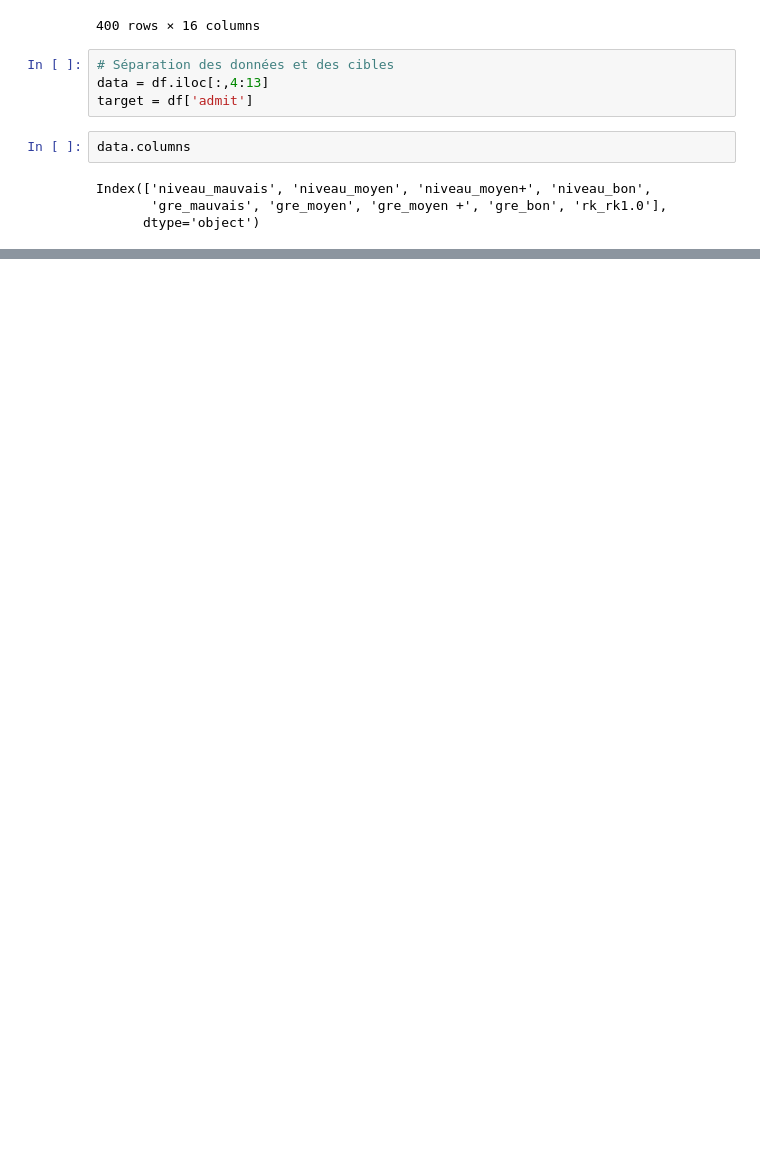
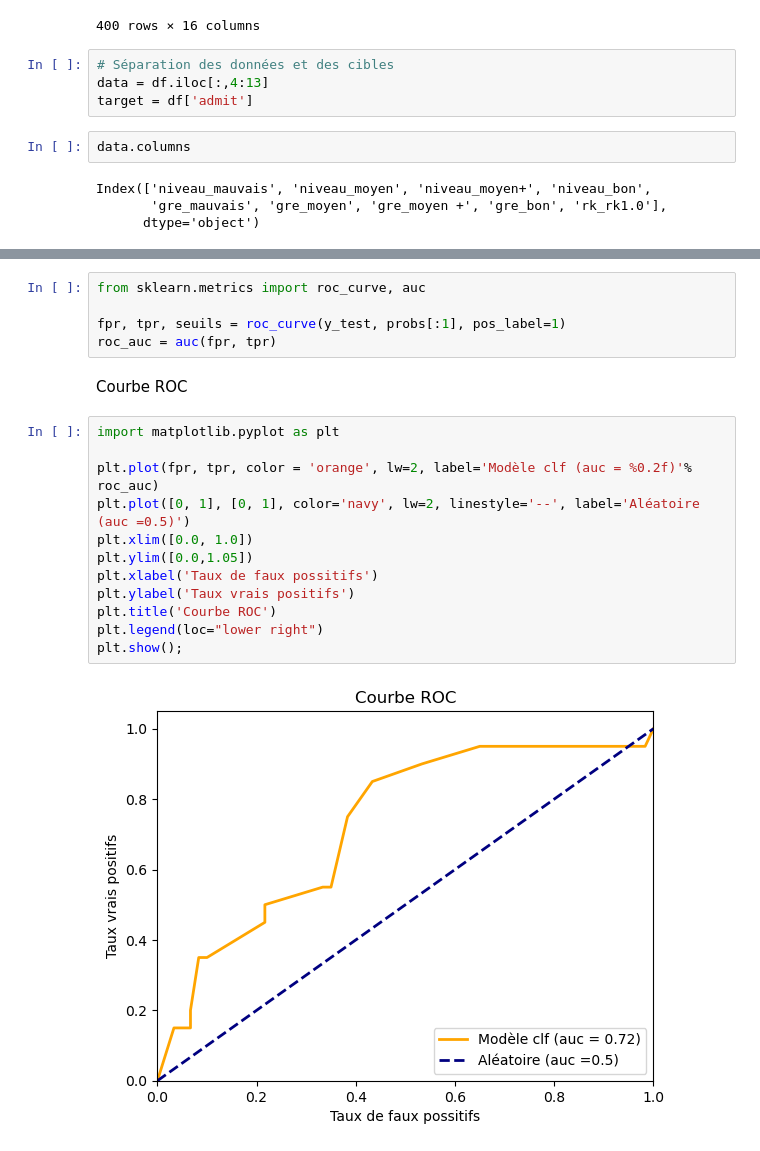
Before and after one commit to Gsasana/ClassificationRgLogistique, a Jupyter notebook: Book.ipynb, the cells around one changed output, grey strips where cells are left out. Saved outputs shown, nothing was run; the diff lists cells and outputs as text; blank space fills up the shorter version.

```diff
--- a/Book.ipynb
+++ b/Book.ipynb
@@ -186,0 +244,21 @@ cm
+# %%
+from sklearn.metrics import roc_curve, auc
+
+fpr, tpr, seuils = roc_curve(y_test, probs[:1], pos_label=1)
+roc_auc = auc(fpr, tpr)
+# %% [markdown]
+Courbe ROC
+# %%
+import matplotlib.pyplot as plt
+
+plt.plot(fpr, tpr, color = 'orange', lw=2, label='Modèle clf (auc = %0.2f)'% roc_auc)
+plt.plot([0, 1], [0, 1], color='navy', lw=2, linestyle='--', label='Aléatoire (auc =0.5)')
+plt.xlim([0.0, 1.0])
+plt.ylim([0.0,1.05])
+plt.xlabel('Taux de faux possitifs')
+plt.ylabel('Taux vrais positifs')
+plt.title('Courbe ROC')
+plt.legend(loc="lower right")
+plt.show();
+# %% [output]
+[figure, added]
```
Also changed, not shown: parts of 31 cells of this notebook, 1 other file.
